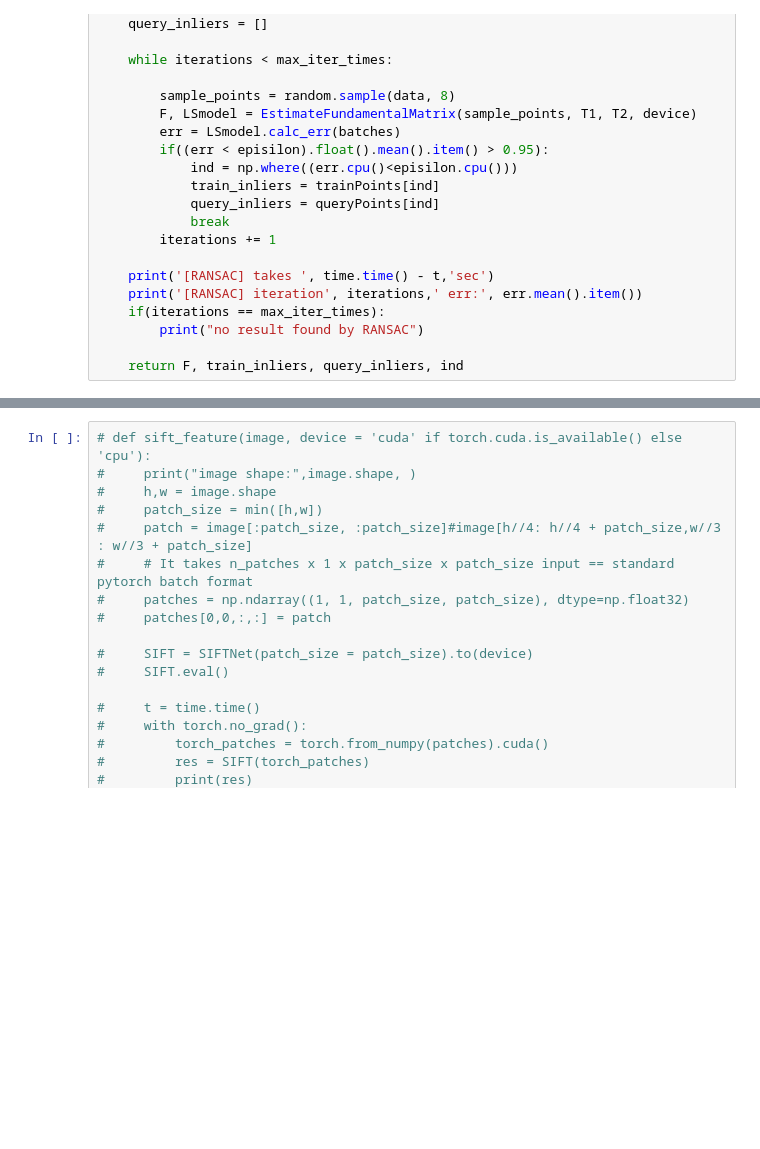
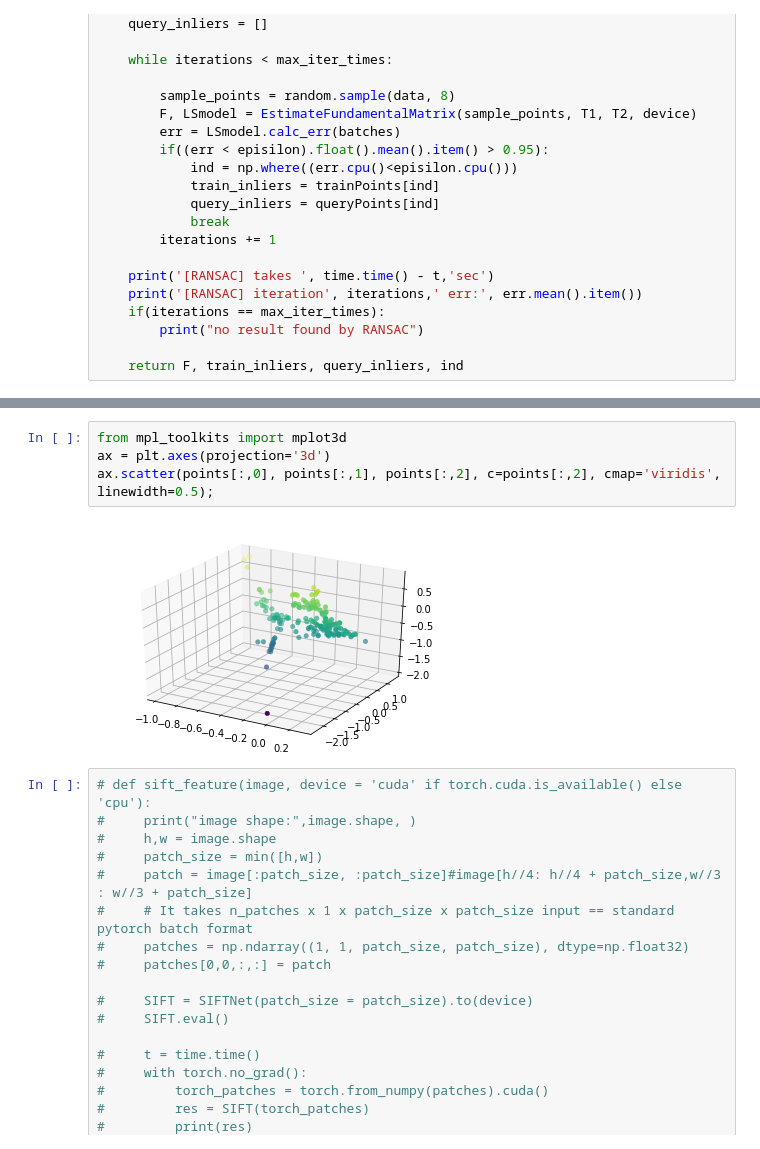
Before and after one commit to MarvinChung/simple-implementation-of-structure-from-motion-and-multi-view-stereo-by-python, a Jupyter notebook: debug.ipynb, the cells around one changed output, grey strips where cells are left out. Drawn from its saved outputs; the diff is of its cells as text; blank space fills up the shorter version.

```diff
--- a/debug.ipynb
+++ b/debug.ipynb
@@ -253,3 +424,9 @@ plt.show()
+# %%
+from mpl_toolkits import mplot3d
+ax = plt.axes(projection='3d')
+ax.scatter(points[:,0], points[:,1], points[:,2], c=points[:,2], cmap='viridis', linewidth=0.5);
+# %% [output]
+[figure, added]
 # %%
 # def sift_feature(image, device = 'cuda' if torch.cuda.is_available() else 'cpu'):
 #     print("image shape:",image.shape, )
```
Also changed, not shown: parts of 17 cells of this notebook, 1 other file.
